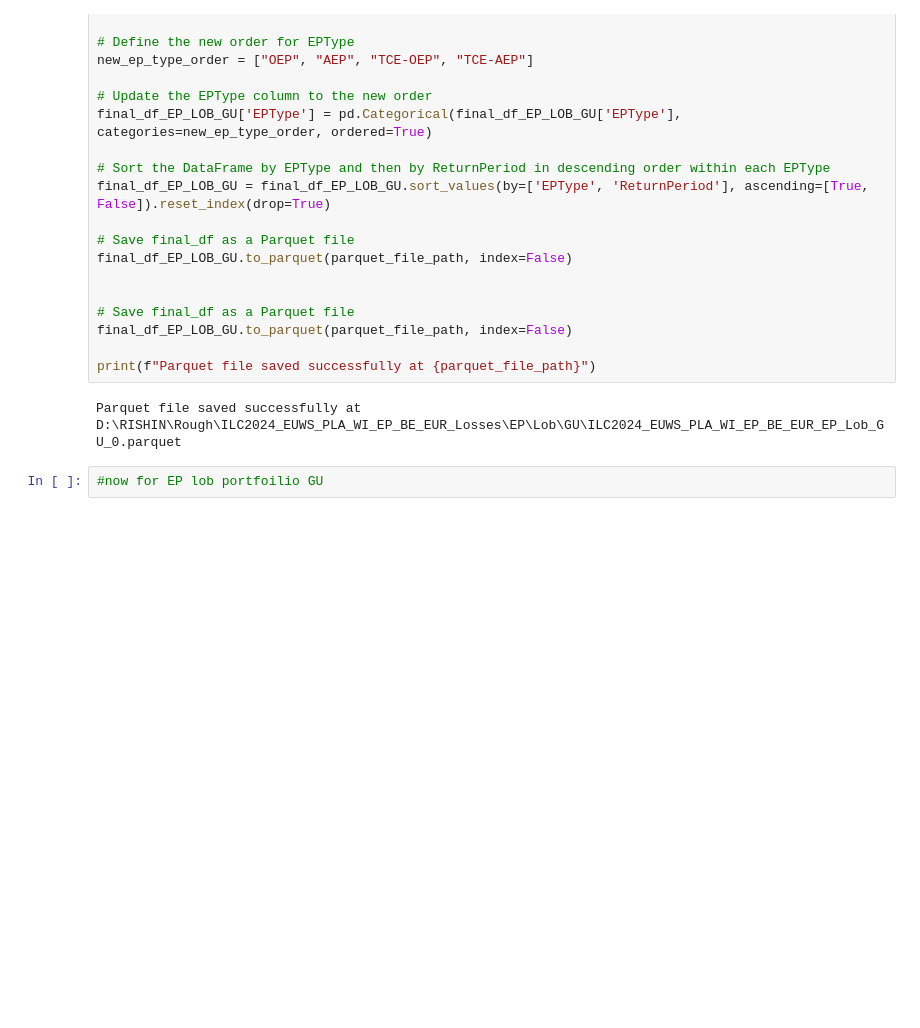
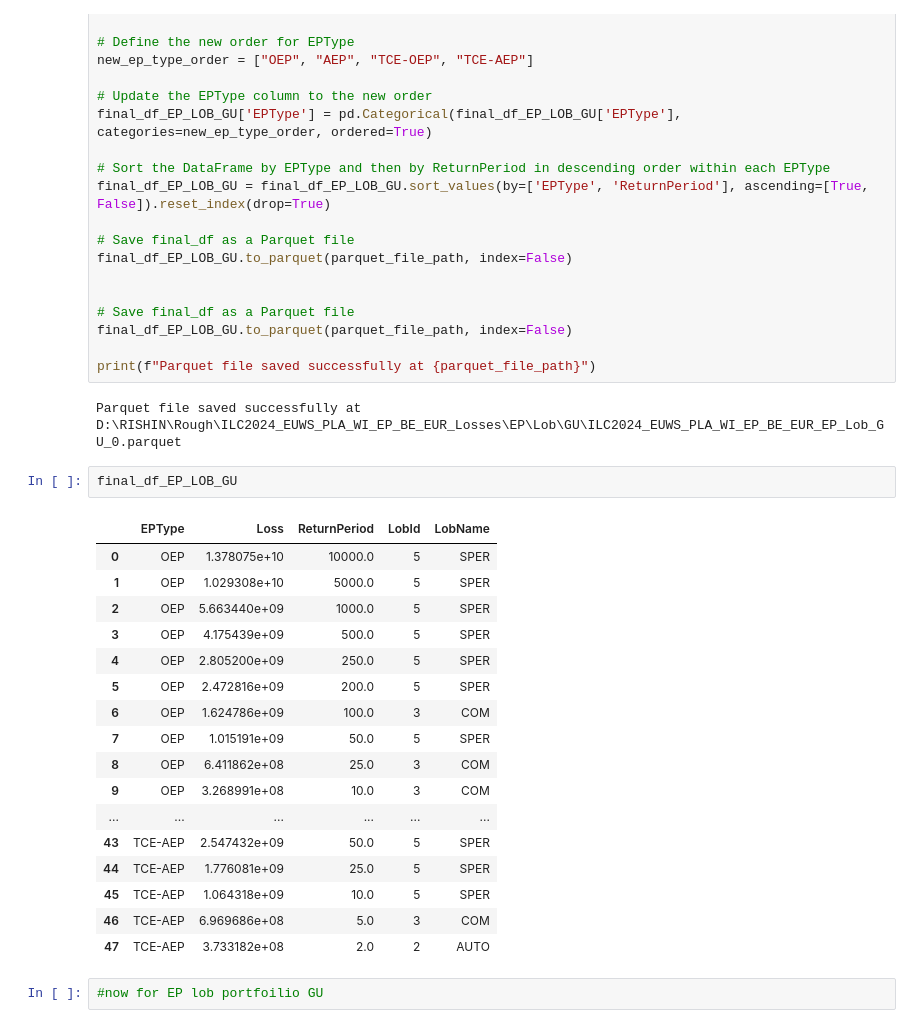
Before and after one commit to Rishinr1/13_ILC_TASKS, a Jupyter notebook: EP_calc_to_folders.ipynb, the cells around one changed output. Saved outputs shown, nothing was run; the diff lists cells and outputs as text; blank space fills up the shorter version.

```diff
--- a/EP_calc_to_folders.ipynb
+++ b/EP_calc_to_folders.ipynb
@@ -256,6 +260,26 @@ final_df_EP_LOB_GU.to_parquet(parquet_file_path, index=False)
 print(f"Parquet file saved successfully at {parquet_file_path}")
 # %% [output]
 Parquet file saved successfully at D:\RISHIN\Rough\ILC2024_EUWS_PLA_WI_EP_BE_EUR_Losses\EP\Lob\GU\ILC2024_EUWS_PLA_WI_EP_BE_EUR_EP_Lob_GU_0.parquet
+# %%
+final_df_EP_LOB_GU
+# %% [output]
+|  | EPType | Loss | ReturnPeriod | LobId | LobName |
+| 0 | OEP | 1.378075e+10 | 10000.0 | 5 | SPER |
+| 1 | OEP | 1.029308e+10 | 5000.0 | 5 | SPER |
+| 2 | OEP | 5.663440e+09 | 1000.0 | 5 | SPER |
+| 3 | OEP | 4.175439e+09 | 500.0 | 5 | SPER |
+| 4 | OEP | 2.805200e+09 | 250.0 | 5 | SPER |
+| 5 | OEP | 2.472816e+09 | 200.0 | 5 | SPER |
+| 6 | OEP | 1.624786e+09 | 100.0 | 3 | COM |
+| 7 | OEP | 1.015191e+09 | 50.0 | 5 | SPER |
+| 8 | OEP | 6.411862e+08 | 25.0 | 3 | COM |
+| 9 | OEP | 3.268991e+08 | 10.0 | 3 | COM |
+| ... | ... | ... | ... | ... | ... |
+| 43 | TCE-AEP | 2.547432e+09 | 50.0 | 5 | SPER |
+| 44 | TCE-AEP | 1.776081e+09 | 25.0 | 5 | SPER |
+| 45 | TCE-AEP | 1.064318e+09 | 10.0 | 5 | SPER |
+| 46 | TCE-AEP | 6.969686e+08 | 5.0 | 3 | COM |
+| 47 | TCE-AEP | 3.733182e+08 | 2.0 | 2 | AUTO |
 # %%
 #now for EP lob portfoilio GU
 # %%
```
Also changed, not shown: parts of 15 cells of this notebook.
